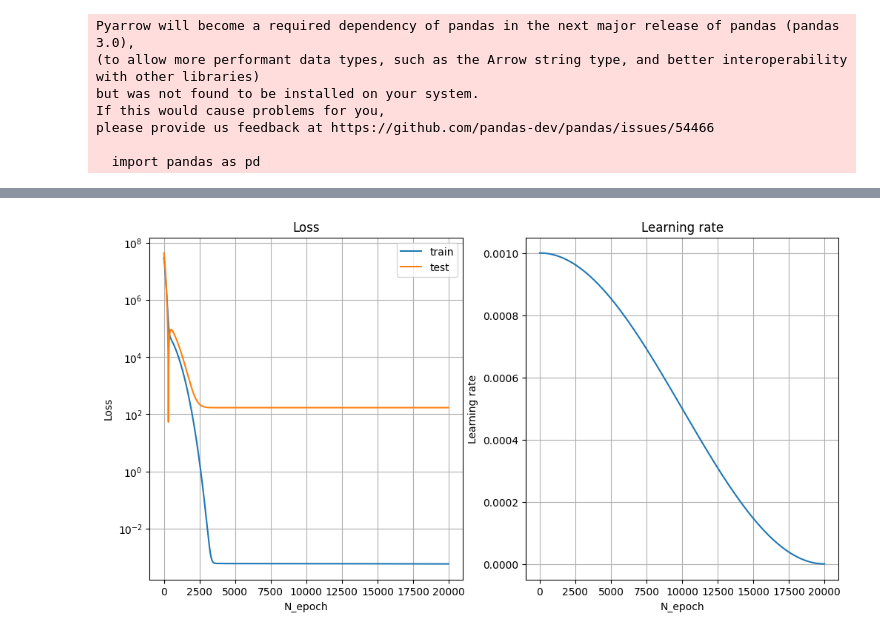
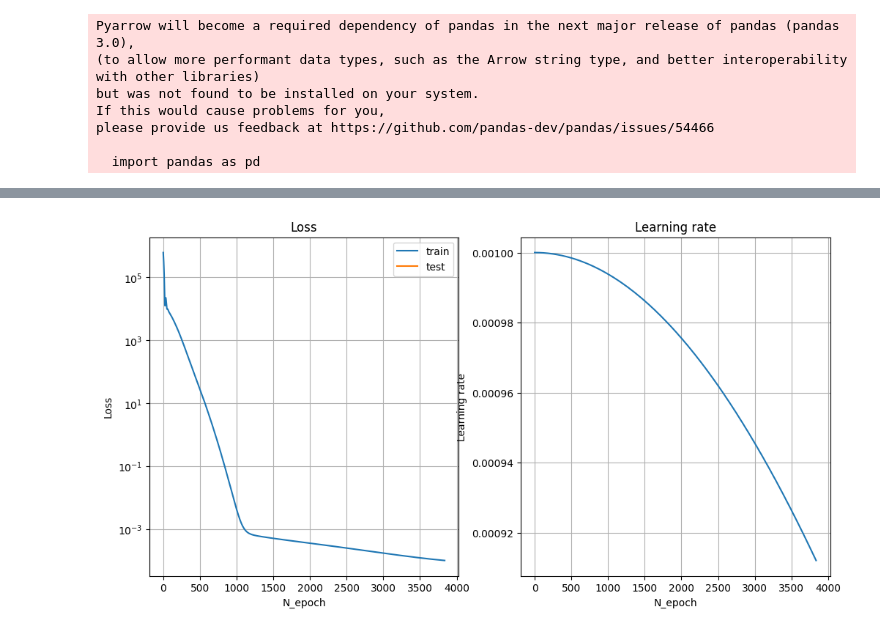
Before and after one commit to arsen-osipyan/air_objects_identification, a Jupyter notebook: Untitled.ipynb, the cells around one changed output, grey strips where cells are left out. Saved outputs shown, nothing was run; the diff lists cells and outputs as text; code cells hidden in the pictures.

Commit message:
data generator prototype

```diff
--- a/Untitled.ipynb
+++ b/Untitled.ipynb
@@ -42,9 +26,0 @@ models = [ae] + radar_systems + [cp]
-# %%
-t = Time()
-t.set(t_min)
-
-while t.get() < t_max:
-    for model in models:
-        model.trigger()
-
-    t.step(dt)
@@ -51,5 +121,11 @@ while t.get() < t_max:
 # %%
-data = cp.get_data().dropna()
+def f(t):
+    if t <= 2500:
+        return np.array([t, 0, 10000])
+    elif t <= 5000:
+        return np.array([5000 - t, 0, 10000])
+
+data = DataGenerator().generate_1ao_2rs(ao_track=f, t_min=0, t_max=100, dt=1)
 # %%
 data
 # %% [output]
@@ -111,7 +188,7 @@ def generate_past_new_detections_cross_join(data, timestamps=None):
 # %%
 df = generate_past_new_detections_cross_join(data=data)
 # %%
-# df = df.sample(frac=1).reset_index(drop=True)
+df = df.sample(frac=1).reset_index(drop=True)
 # %%
 df
 # %% [output]
@@ -132,7 +209,7 @@ df
 x_df = df.drop(columns=['is_identical'])
 y_df = df[['is_identical']]
 # %%
-train_size = int(0.9 * len(df))
+train_size = int(1.0 * len(df))
 # %%
 x_train = torch.tensor(x_df.iloc[:train_size].values, dtype=torch.float64)
 y_train = torch.tensor(y_df.iloc[:train_size].values, dtype=torch.float64)
@@ -145,17 +222,17 @@ print(x_train.shape[0])
 # %%
-import torch
-import torch.nn as nn
-import torch.optim as optim
-from tqdm.notebook import tqdm
-
-
 class Simple2LayersOptimizer(nn.Module):
     def __init__(self, input_size, output_size):
         super(Simple2LayersOptimizer, self).__init__()
-        self.fc1 = nn.Linear(input_size, output_size).double()
+
+        self.fc1 = nn.Linear(input_size, input_size).double()
+        self.fc2 = nn.Linear(input_size, output_size).double()
+
+        self.relu = nn.ReLU()
 
     def forward(self, x):
-        return self.fc1(x)
+        out = self.relu(self.fc1(x))
+        out = self.fc2(out)
+        return out
 
     def print(self):
         print(self.fc1)
@@ -184,34 +261,34 @@ def train(model, optimizer, criterion, scheduler, x_train, y_train, n_epochs=200
 
         if epoch % 100 == 99:
             progressbar.set_postfix({'loss': loss.item()})
 
         scheduler.step()
 
         if loss.item() < target_loss:
             break
 
     if enable_plots:
         fig, axis = plt.subplots(1, 2, figsize=(12, 6))
 
         axis[0].set_title("Loss");                  axis[1].set_title("Learning rate")
         axis[0].set_xlabel("N_epoch");              axis[1].set_xlabel("N_epoch")
         axis[0].set_ylabel("Loss");                 axis[1].set_ylabel("Learning rate")
         axis[0].semilogy();                         # axis[1].semilogy()
         axis[0].grid();                             axis[1].grid()
         axis[0].plot(losses_train, label='train');  axis[1].plot(lrs)
         axis[0].plot(losses_test, label='test');
         axis[0].legend();
 
 
 n_epochs = 20000
 model = Simple2LayersOptimizer(input_size=x_train.shape[1], output_size=y_train.shape[1])
 optimizer = optim.Adam(model.parameters(), lr=1e-3)
 criterion = nn.MSELoss()
 scheduler = optim.lr_scheduler.CosineAnnealingLR(optimizer, T_max=n_epochs, eta_min=1e-6)
 
 train(model, optimizer, criterion, scheduler, x_train, y_train, n_epochs=n_epochs)
 # %% [output]
-[figure, old version]
+[figure, new version]
 # %%
 model.print()
 # %% [output]
```
Also changed, not shown: parts of 10 cells of this notebook.
